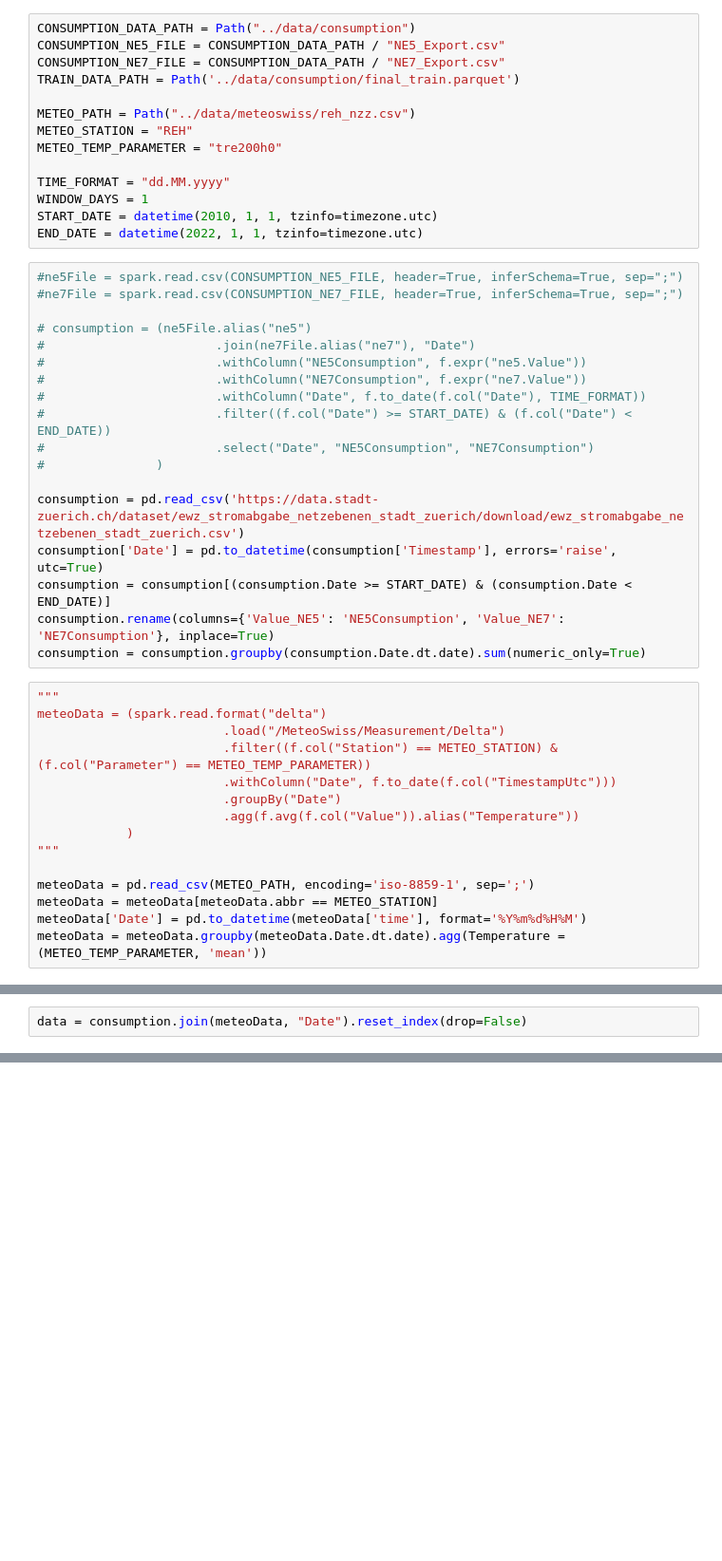
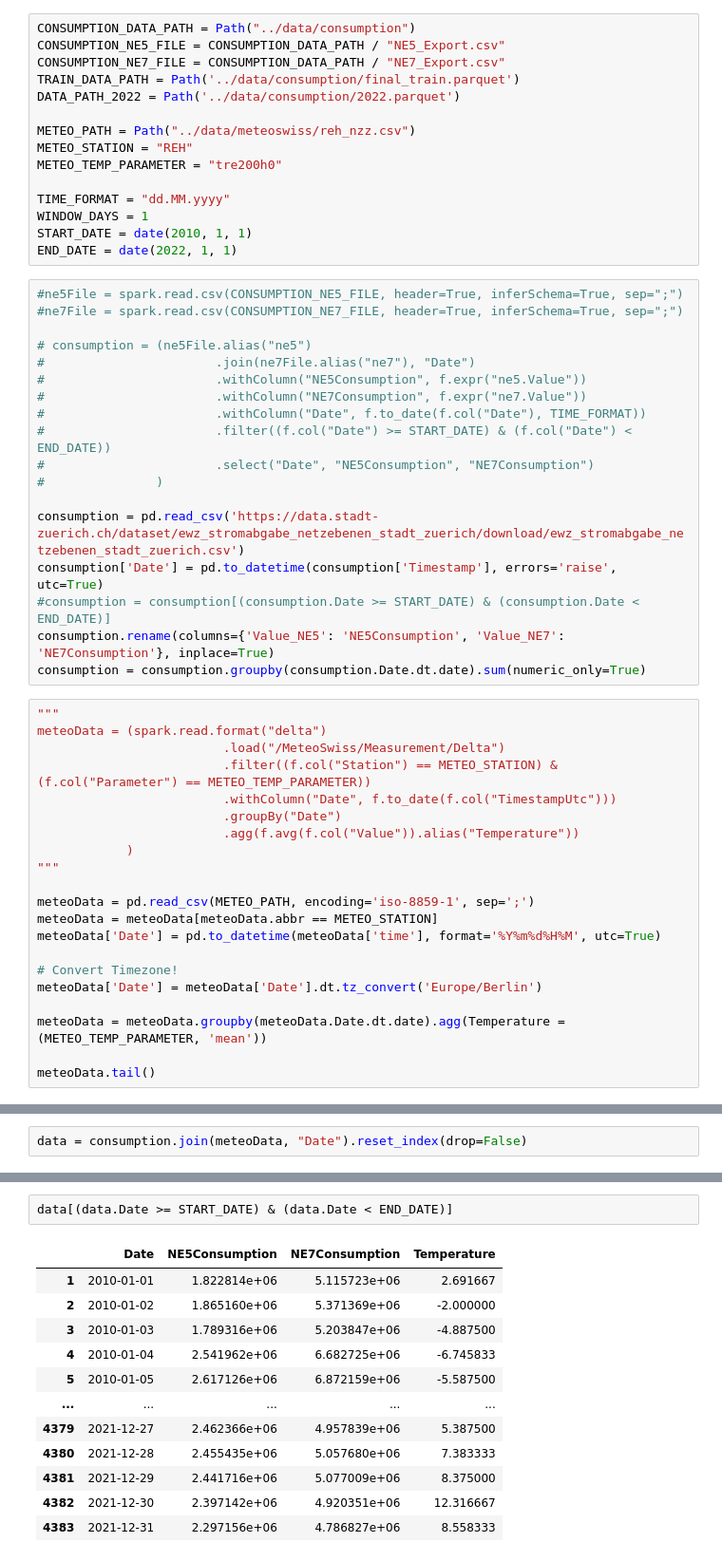
Before and after one commit to nzzdev/energyconsumption-zurich-model, a Jupyter notebook: src/PrepareTrainData.ipynb, the cells around one changed output, grey strips where cells are left out. Shown at 95% size. Cells and saved outputs as stored; diff of their text form; blank space fills up the shorter version.

```diff
--- a/src/PrepareTrainData.ipynb
+++ b/src/PrepareTrainData.ipynb
@@ -11,6 +11,7 @@ CONSUMPTION_DATA_PATH = Path("../data/consumption")
 CONSUMPTION_NE5_FILE = CONSUMPTION_DATA_PATH / "NE5_Export.csv"
 CONSUMPTION_NE7_FILE = CONSUMPTION_DATA_PATH / "NE7_Export.csv"
 TRAIN_DATA_PATH = Path('../data/consumption/final_train.parquet')
+DATA_PATH_2022 = Path('../data/consumption/2022.parquet')
 
 METEO_PATH = Path("../data/meteoswiss/reh_nzz.csv")
 METEO_STATION = "REH"
@@ -18,8 +19,8 @@ METEO_TEMP_PARAMETER = "tre200h0"
 
 TIME_FORMAT = "dd.MM.yyyy"
 WINDOW_DAYS = 1
-START_DATE = datetime(2010, 1, 1, tzinfo=timezone.utc)
-END_DATE = datetime(2022, 1, 1, tzinfo=timezone.utc)
+START_DATE = date(2010, 1, 1)
+END_DATE = date(2022, 1, 1)
 # %%
 #ne5File = spark.read.csv(CONSUMPTION_NE5_FILE, header=True, inferSchema=True, sep=";")
 #ne7File = spark.read.csv(CONSUMPTION_NE7_FILE, header=True, inferSchema=True, sep=";")
@@ -35,7 +36,7 @@ END_DATE = datetime(2022, 1, 1, tzinfo=timezone.utc)
 
 consumption = pd.read_csv('https://data.stadt-zuerich.ch/dataset/ewz_stromabgabe_netzebenen_stadt_zuerich/download/ewz_stromabgabe_netzebenen_stadt_zuerich.csv')
 consumption['Date'] = pd.to_datetime(consumption['Timestamp'], errors='raise', utc=True)
-consumption = consumption[(consumption.Date >= START_DATE) & (consumption.Date < END_DATE)]
+#consumption = consumption[(consumption.Date >= START_DATE) & (consumption.Date < END_DATE)]
 consumption.rename(columns={'Value_NE5': 'NE5Consumption', 'Value_NE7': 'NE7Consumption'}, inplace=True)
 consumption = consumption.groupby(consumption.Date.dt.date).sum(numeric_only=True)
 # %%
@@ -51,5 +52,11 @@ meteoData = (spark.read.format("delta")
 
 meteoData = pd.read_csv(METEO_PATH, encoding='iso-8859-1', sep=';')
 meteoData = meteoData[meteoData.abbr == METEO_STATION]
-meteoData['Date'] = pd.to_datetime(meteoData['time'], format='%Y%m%d%H%M')
+meteoData['Date'] = pd.to_datetime(meteoData['time'], format='%Y%m%d%H%M', utc=True)
+
+# Convert Timezone!
+meteoData['Date'] = meteoData['Date'].dt.tz_convert('Europe/Berlin')
+
 meteoData = meteoData.groupby(meteoData.Date.dt.date).agg(Temperature = (METEO_TEMP_PARAMETER, 'mean'))
+
+meteoData.tail()
@@ -60,0 +79,15 @@ data.to_parquet(TRAIN_DATA_PATH, engine='pyarrow')
+# %%
+data[(data.Date >= START_DATE) & (data.Date < END_DATE)]
+# %% [output]
+|  | Date | NE5Consumption | NE7Consumption | Temperature |
+| 1 | 2010-01-01 | 1.822814e+06 | 5.115723e+06 | 2.691667 |
+| 2 | 2010-01-02 | 1.865160e+06 | 5.371369e+06 | -2.000000 |
+| 3 | 2010-01-03 | 1.789316e+06 | 5.203847e+06 | -4.887500 |
+| 4 | 2010-01-04 | 2.541962e+06 | 6.682725e+06 | -6.745833 |
+| 5 | 2010-01-05 | 2.617126e+06 | 6.872159e+06 | -5.587500 |
+| ... | ... | ... | ... | ... |
+| 4379 | 2021-12-27 | 2.462366e+06 | 4.957839e+06 | 5.387500 |
+| 4380 | 2021-12-28 | 2.455435e+06 | 5.057680e+06 | 7.383333 |
+| 4381 | 2021-12-29 | 2.441716e+06 | 5.077009e+06 | 8.375000 |
+| 4382 | 2021-12-30 | 2.397142e+06 | 4.920351e+06 | 12.316667 |
+| 4383 | 2021-12-31 | 2.297156e+06 | 4.786827e+06 | 8.558333 |
```
Also changed, not shown: parts of 4 cells of this notebook, 4 other files.
